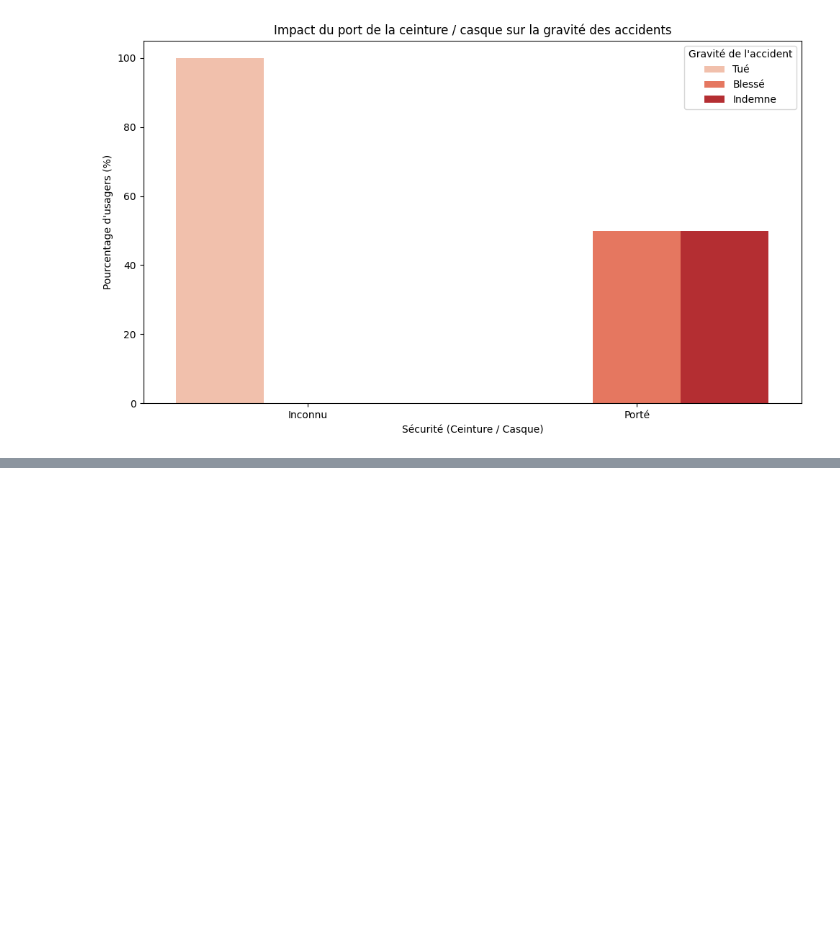
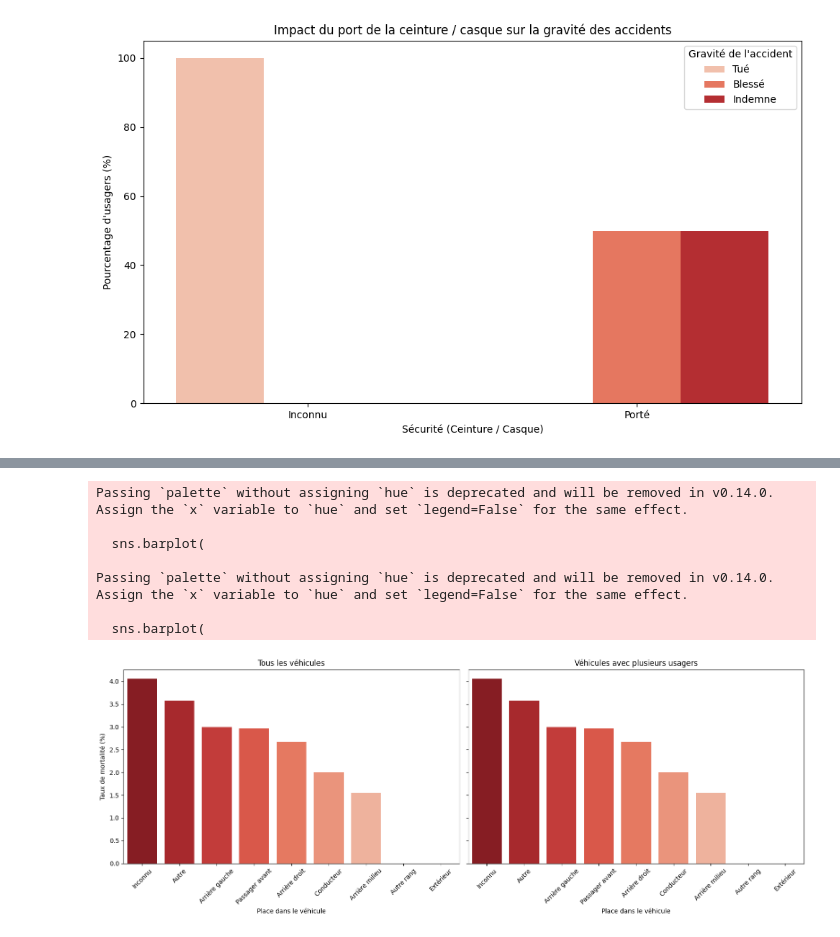
Before and after one commit to YohanF1245/brief-analyse-traffic, a Jupyter notebook: notebooks/analyse.ipynb, the cells around one changed output, grey strips where cells are left out. Drawn from its saved outputs; the diff is of its cells as text; code cells hidden in the pictures; blank space fills up the shorter version.

```diff
--- a/notebooks/analyse.ipynb
+++ b/notebooks/analyse.ipynb
@@ -791,0 +973,52 @@ Valeurs uniques de la colonne 'securite' :
+# %%
+fig, axes = plt.subplots(1, 2, figsize=(16,6), sharey=True)
+
+# Tous les usagers
+sns.barplot(
+    data=stats_places.reset_index(),
+    x="place_label",
+    y="taux_mortalite",
+    palette="Reds_r",
+    ax=axes[0]
+)
+axes[0].set_title("Tous les véhicules")
+
+# Véhicules multi-usagers uniquement
+totaux_multi = df_usagers_multi.groupby("place_label").size().rename("total")
+morts_multi = (
+    df_usagers_multi[df_usagers_multi["gravite_accident"].str.contains("tué", case=False, na=False)]
+    .groupby("place_label")
+    .size()
+    .rename("nb_tues")
+)
+stats_multi = (
+    pd.concat([totaux_multi, morts_multi], axis=1)
+    .fillna(0)
+    .assign(taux_mortalite=lambda d: d["nb_tues"] / d["total"] * 100)
+    .sort_values("taux_mortalite", ascending=False)
+)
+sns.barplot(
+    data=stats_multi.reset_index(),
+    x="place_label",
+    y="taux_mortalite",
+    palette="Reds_r",
+    ax=axes[1]
+)
+axes[1].set_title("Véhicules avec plusieurs usagers")
+
+for ax in axes:
+    ax.set_xlabel("Place dans le véhicule")
+    ax.set_ylabel("Taux de mortalité (%)")
+    ax.tick_params(axis='x', rotation=45)
+
+plt.tight_layout()
+plt.show()
+# %% [output]
+Passing `palette` without assigning `hue` is deprecated and will be removed in v0.14.0. Assign the `x` variable to `hue` and set `legend=False` for the same effect.
+
+  sns.barplot(
+
+Passing `palette` without assigning `hue` is deprecated and will be removed in v0.14.0. Assign the `x` variable to `hue` and set `legend=False` for the same effect.
+
+  sns.barplot(
+[figure, added]
```
Also changed, not shown: parts of 22 cells of this notebook, 8 other files.
